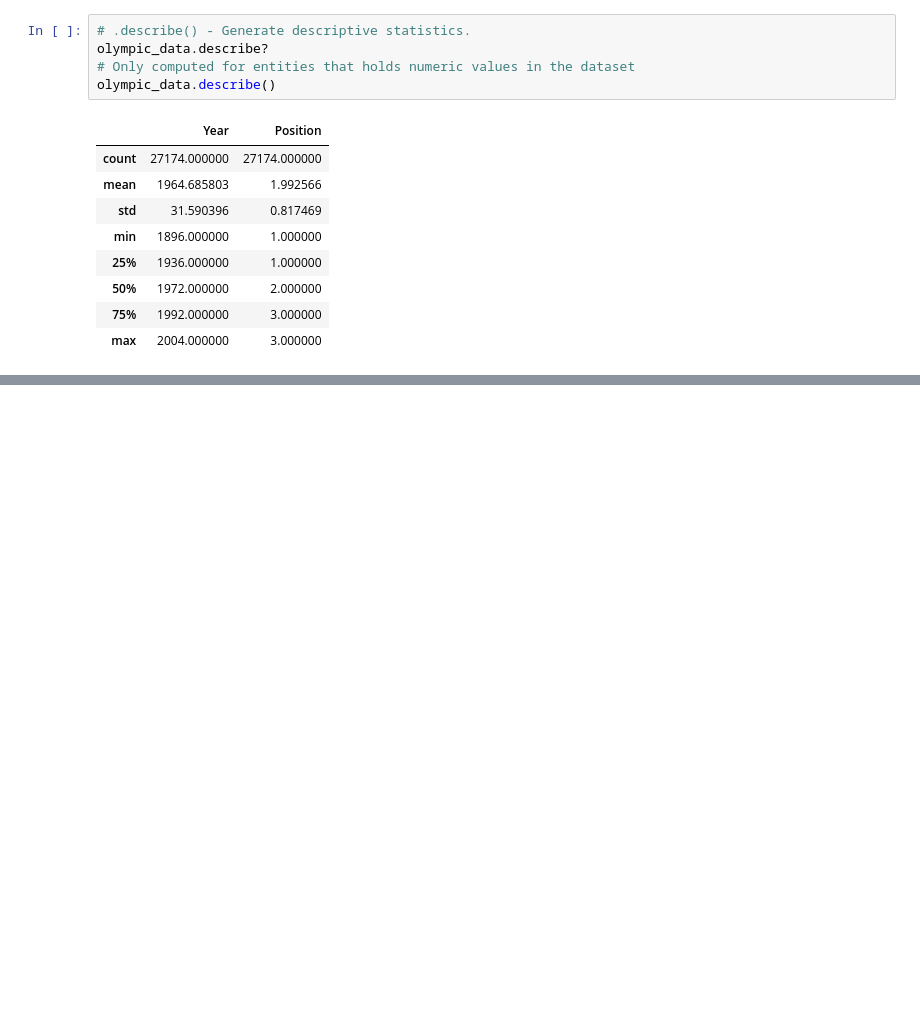
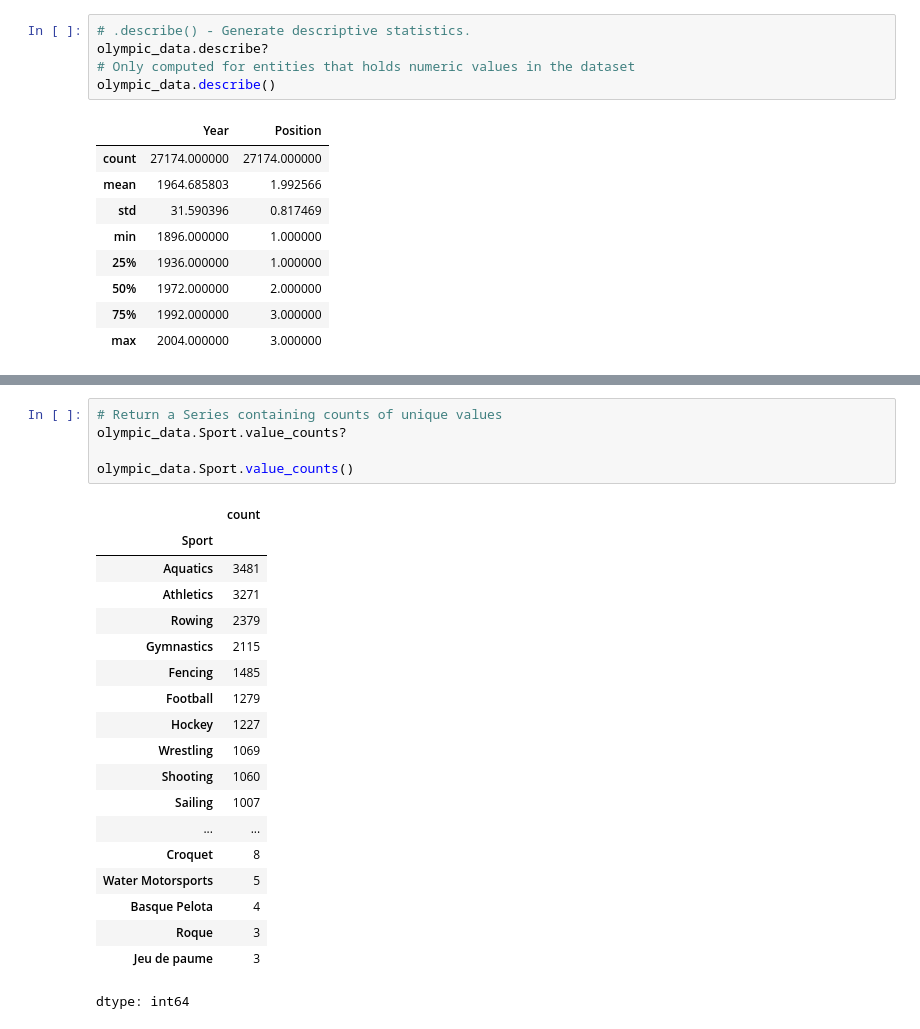
Before and after one commit to valdal14/olympy, a Jupyter notebook: main.ipynb, the cells around one changed output, grey strips where cells are left out. Cells and saved outputs as stored; diff of their text form; blank space fills up the shorter version.

Commit message:
Pandas Series

```diff
--- a/main.ipynb
+++ b/main.ipynb
@@ -125,0 +217,25 @@ olympic_data.describe()
+# %%
+# Return a Series containing counts of unique values
+olympic_data.Sport.value_counts?
+
+olympic_data.Sport.value_counts()
+# %% [output]
+|  | count |
+| Sport |  |
+| Aquatics | 3481 |
+| Athletics | 3271 |
+| Rowing | 2379 |
+| Gymnastics | 2115 |
+| Fencing | 1485 |
+| Football | 1279 |
+| Hockey | 1227 |
+| Wrestling | 1069 |
+| Shooting | 1060 |
+| Sailing | 1007 |
+| ... | ... |
+| Croquet | 8 |
+| Water Motorsports | 5 |
+| Basque Pelota | 4 |
+| Roque | 3 |
+| Jeu de paume | 3 |
+dtype: int64
```
Also changed, not shown: parts of 8 cells of this notebook.
